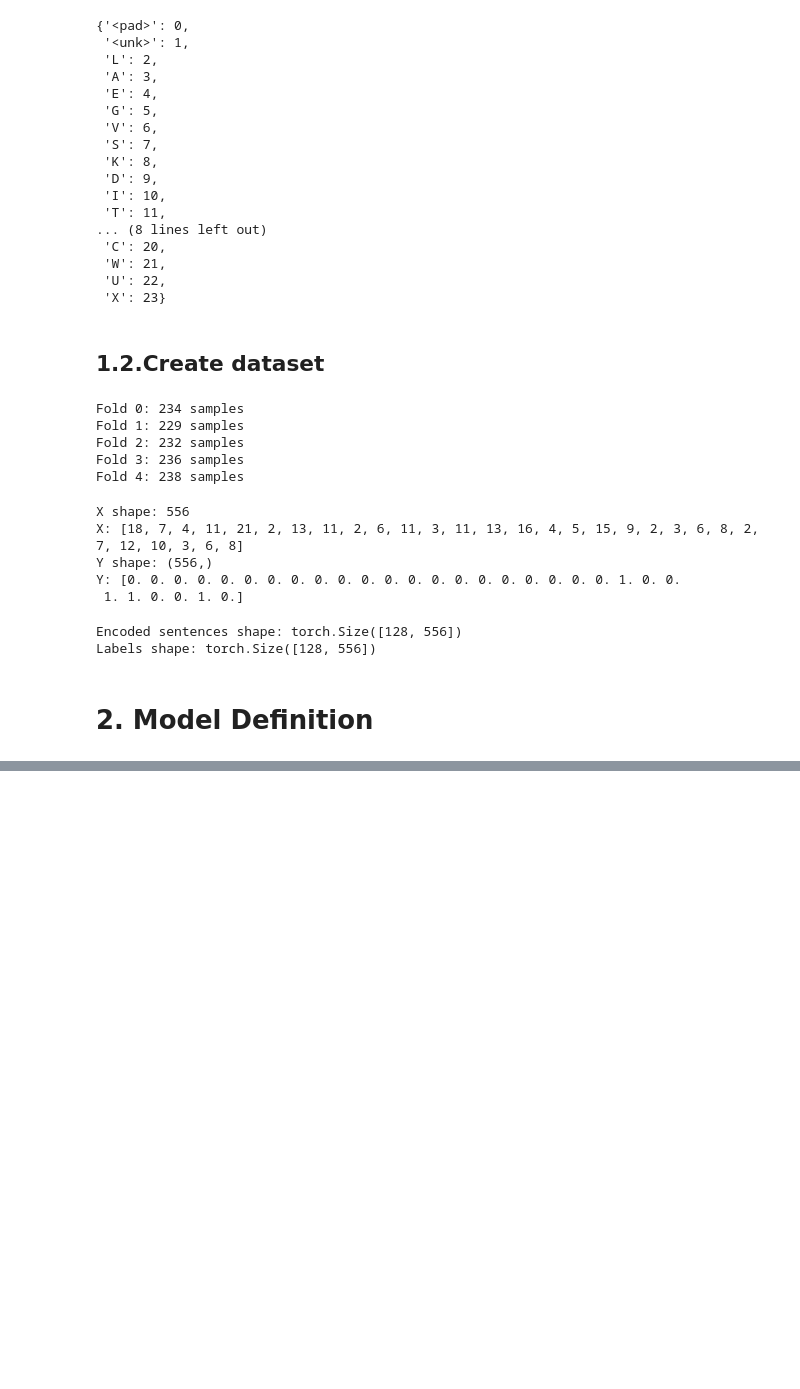
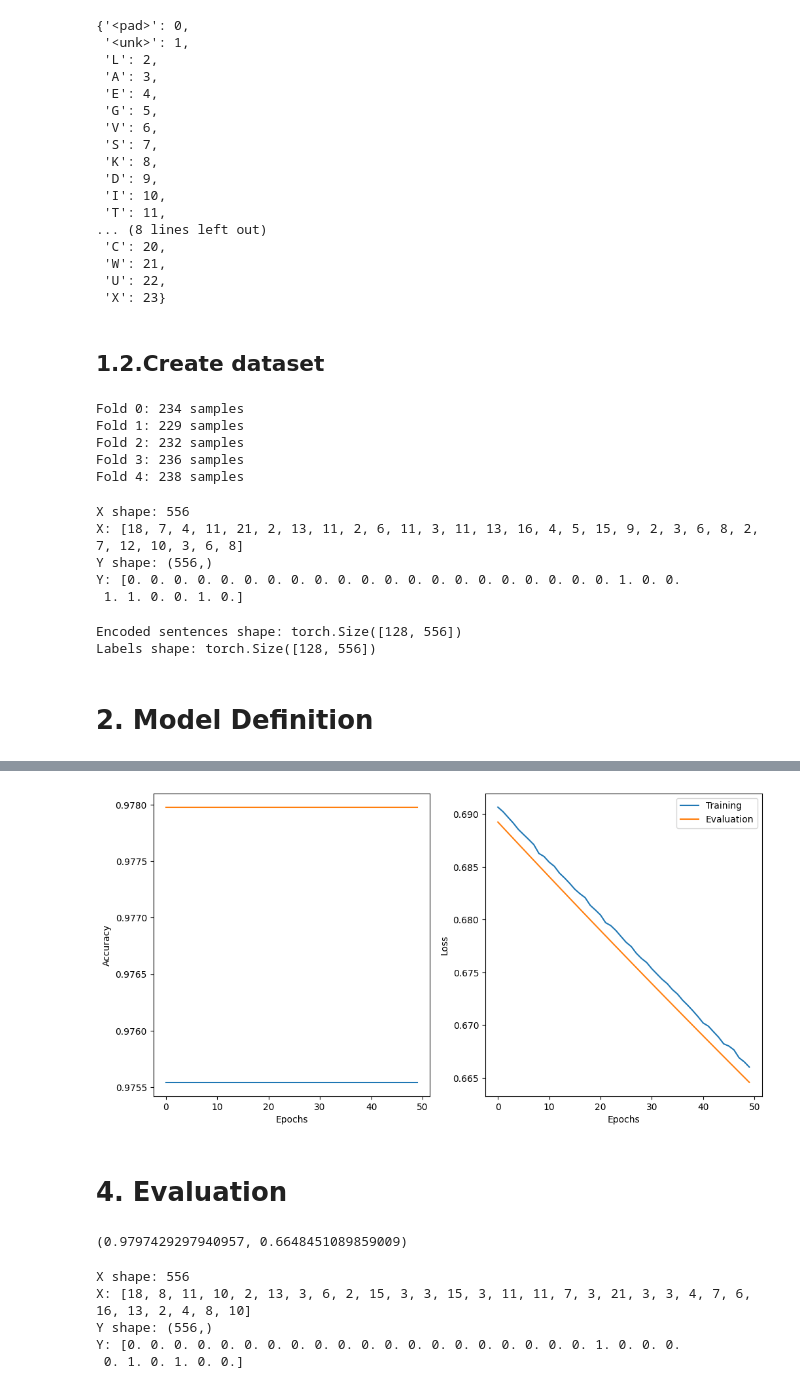
Before and after one commit to ongxuanhong/AIMA05-Protein-Binding-Residues-Prediction, a Jupyter notebook: 01.rnn_model.ipynb, the cells around one changed output, grey strips where cells are left out. Cells and saved outputs as stored; diff of their text form; code cells hidden in the pictures; blank space fills up the shorter version.

Commit message:
Evaluate RNN model

```diff
--- a/01.rnn_model.ipynb
+++ b/01.rnn_model.ipynb
@@ -290,8 +286,6 @@ def train_epoch(
         optimizer.zero_grad()
 
         predictions = model(inputs)
-        print(predictions.shape)
-        print(labels.shape)
 
         # compute loss
         loss = criterion(predictions, labels)
@@ -300,8 +294,18 @@ def train_epoch(
         # backward
         loss.backward()
         optimizer.step()
-        total_acc += (predictions.argmax(1) == labels).sum().item()
-        total_count += labels.size(0)
+
+        # Calculate accuracy across all positions
+        # Convert predictions to binary (0 or 1) using 0.5 as threshold
+        binary_preds = (predictions > 0.5).float()
+        correct_predictions = (binary_preds == labels).float().sum().item()
+        total_positions = (
+            labels.numel()
+        )  # Total number of positions across all sequences
+
+        total_acc += correct_predictions
+        total_count += total_positions
+
         if idx % log_interval == 0 and idx > 0:
             elapsed = time.time() - start_time
             print(
@@ -332,8 +336,15 @@ def evaluate_epoch(model, criterion, valid_dataloader, device):
             loss = criterion(predictions, labels)
             losses.append(loss.item())
 
-            total_acc += (predictions.argmax(1) == labels).sum().item()
-            total_count += labels.size(0)
+            # Calculate accuracy across all positions
+            binary_preds = (predictions > 0.5).float()
+            correct_predictions = (binary_preds == labels).float().sum().item()
+            total_positions = (
+                labels.numel()
+            )  # Total number of positions across all sequences
+
+            total_acc += correct_predictions
+            total_count += total_positions
 
     epoch_acc = total_acc / total_count
     epoch_loss = sum(losses) / len(losses)
@@ -425,7 +436,7 @@ print(f"Using device {device}")
 model = RNNEpitopeModel(vocab_size=len(vocab))
 model.to(device)
 
-criterion = torch.nn.CrossEntropyLoss()
+criterion = torch.nn.BCEWithLogitsLoss()
 optimizer = optim.Adam(model.parameters(), lr=0.0001)
 
 num_epochs = 50
@@ -446,0 +476,17 @@ model, metrics = train(
+# %%
+plot_result(
+    num_epochs,
+    metrics["train_accuracy"],
+    metrics["valid_accuracy"],
+    metrics["train_loss"],
+    metrics["valid_loss"],
+)
+# %% [output]
+[figure, added]
+# %% [markdown]
+# 4. Evaluation
+# %%
+test_acc, test_loss = evaluate_epoch(model, criterion, test_dataloader, device)
+test_acc, test_loss
+# %% [output]
+(0.9797429297940957, 0.6648451089859009)
@@ -446,0 +502,12 @@ model, metrics = train(
+# %%
+X_i, y_i = test_dataloader.dataset[0]
+print("X shape:", len(X_i))
+print("X:", X_i[:30])
+print("Y shape:", y_i.shape)
+print("Y:", y_i[:30])
+# %% [output]
+X shape: 556
+X: [18, 8, 11, 10, 2, 13, 3, 6, 2, 15, 3, 3, 15, 3, 11, 11, 7, 3, 21, 3, 3, 4, 7, 6, 16, 13, 2, 4, 8, 10]
+Y shape: (556,)
+Y: [0. 0. 0. 0. 0. 0. 0. 0. 0. 0. 0. 0. 0. 0. 0. 0. 0. 0. 0. 0. 1. 0. 0. 0.
+ 0. 1. 0. 1. 0. 0.]
```
Also changed, not shown: parts of 7 cells of this notebook, 1 other file.
